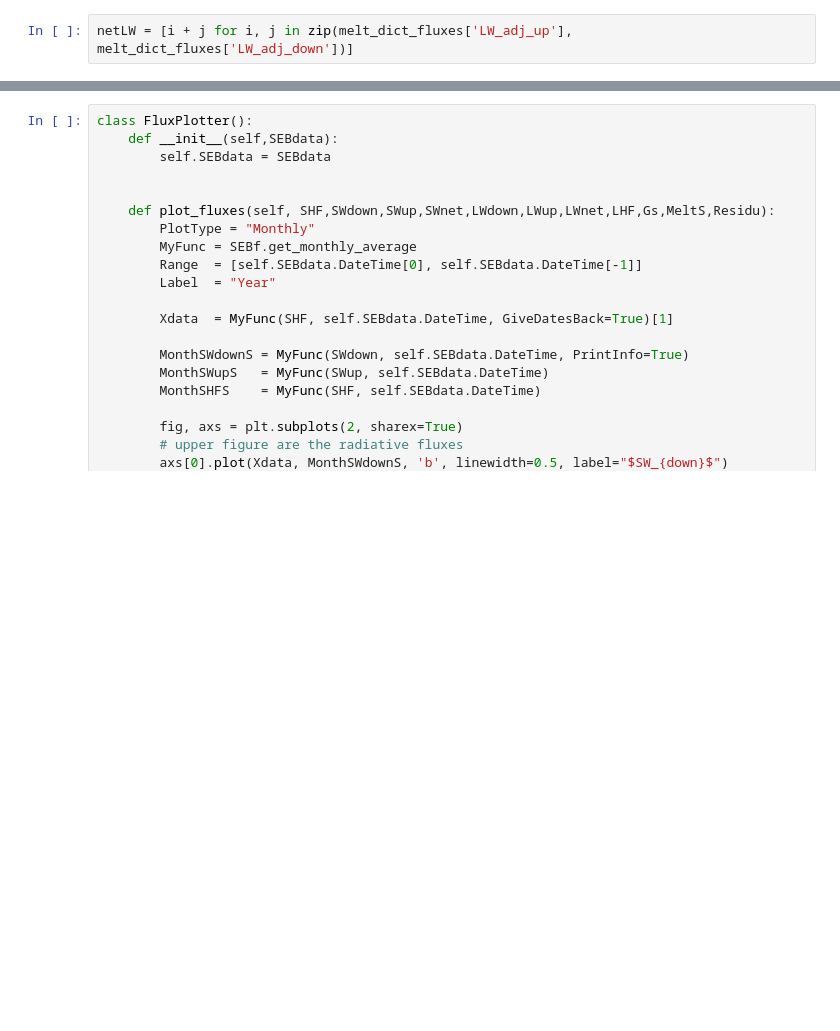
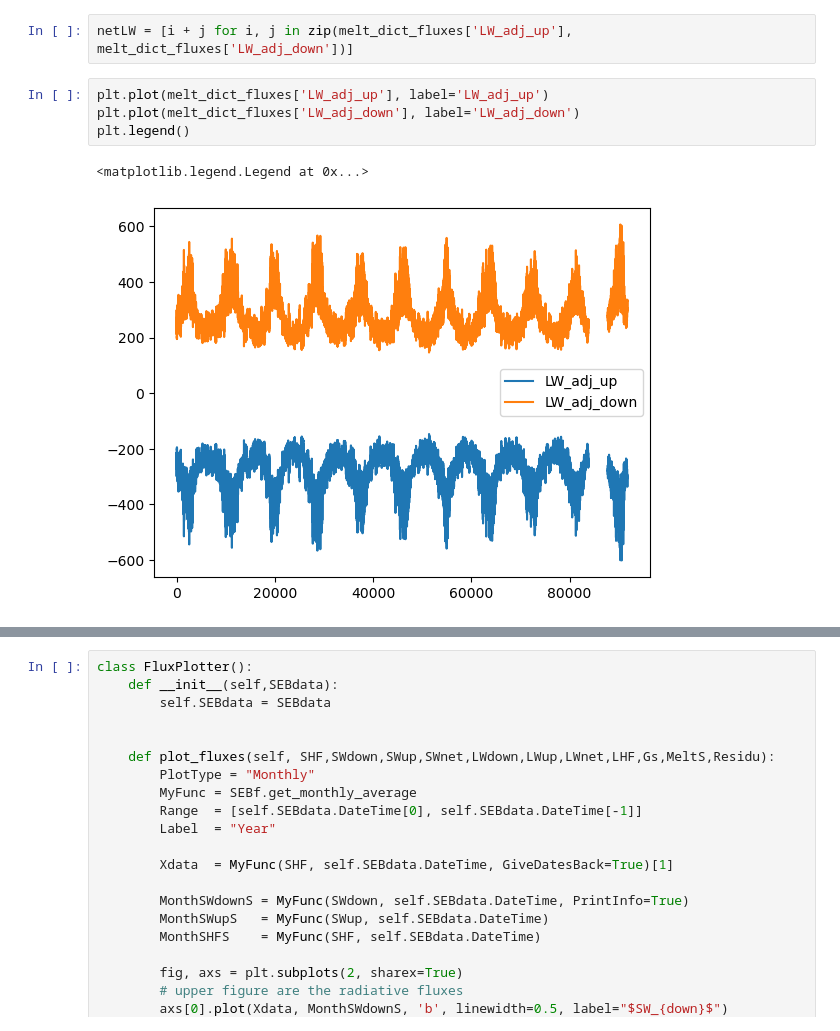
Before and after one commit to CLPHUU/IceAndClimate, a Jupyter notebook: Project_2/Project2_version2.ipynb, the cells around one changed output, grey strips where cells are left out. Drawn from its saved outputs; the diff is of its cells as text; blank space fills up the shorter version.

```diff
--- a/Project_2/Project2_version2.ipynb
+++ b/Project_2/Project2_version2.ipynb
@@ -186,3 +202,10 @@ melt_dict_fluxes = SEB.fetch_SEB(LWadjdown=LWadjdown, dT=dT,get_Fluxes=True)
 # %%
 netLW = [i + j for i, j in zip(melt_dict_fluxes['LW_adj_up'], melt_dict_fluxes['LW_adj_down'])]
+# %%
+plt.plot(melt_dict_fluxes['LW_adj_up'], label='LW_adj_up')
+plt.plot(melt_dict_fluxes['LW_adj_down'], label='LW_adj_down')
+plt.legend()
+# %% [output]
+<matplotlib.legend.Legend at 0x...>
+[figure, added]
 # %%
```
Also changed, not shown: parts of 7 cells of this notebook.
